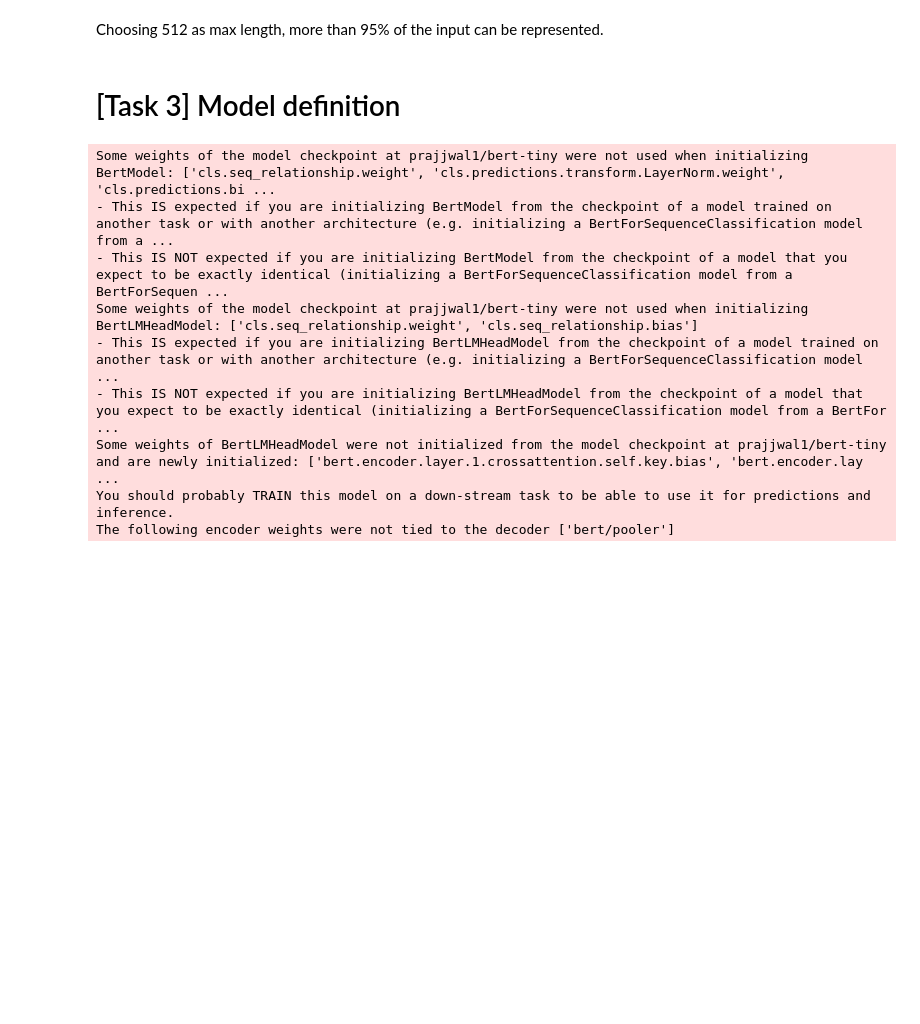
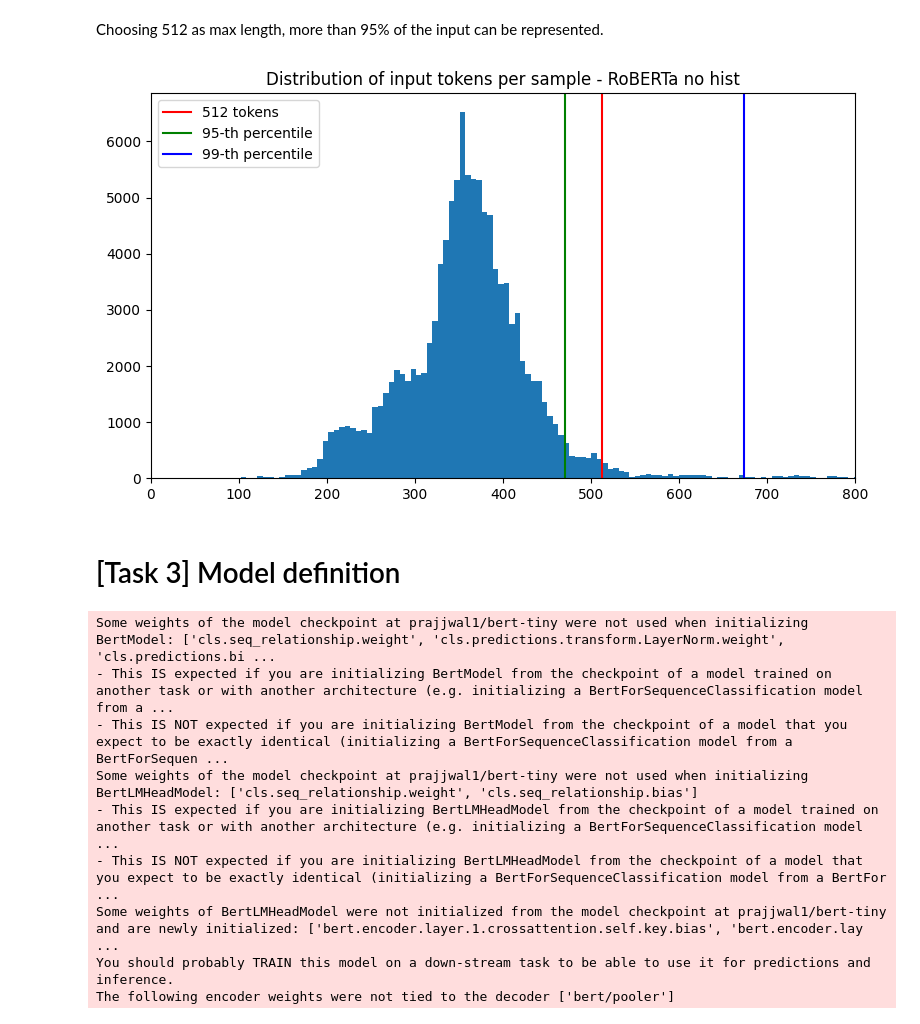
Before and after one commit to matteoperiani2/assignment2, a Jupyter notebook: assignment2.ipynb, the cells around one changed output. Cells and saved outputs as stored; diff of their text form; code cells hidden in the pictures; blank space fills up the shorter version.

```diff
--- a/assignment2.ipynb
+++ b/assignment2.ipynb
@@ -1291,33 +1944,35 @@ As first thing, we had to chose the the maximum length doing a good trade-off wi
 # %% [markdown]
 Choosing 512 as max length, more than 95% of the input can be represented.
 # %%
-# tokenizer = AutoTokenizer.from_pretrained("distilroberta-base")
+tokenizer = AutoTokenizer.from_pretrained(BERT_TINY)
 
-# input = train_data['question'] + tokenizer.sep_token + tokenizer.sep_token + train_data['passage']
-# num_tokens_no_hist = input.map(lambda text: len(tokenizer(text).input_ids))
+input = train_data['question'] + tokenizer.sep_token + tokenizer.sep_token + train_data['passage']
+num_tokens_no_hist = input.apply(lambda text: len(tokenizer(text).input_ids))
 
 # input = train_data['history'] + train_data['question'] + tokenizer.sep_token + tokenizer.sep_token + train_data['passage']
-# num_tokens_hist = input.map(lambda text: len(tokenizer(text).input_ids))
+# num_tokens_hist = input.apply(lambda text: len(tokenizer(text).input_ids))
 
-# plt.figure(figsize=(20, 5))
-# plt.subplot(1, 2, 1)
-# plt.hist(num_tokens_no_hist, bins=200)
-# plt.axvline(512, c='r', label='512 tokens')
-# plt.axvline(np.percentile(num_tokens_no_hist, 95), c='g', label='95-th percentile')
-# plt.axvline(np.percentile(num_tokens_no_hist, 99), c='b', label='99-th percentile')
-# plt.legend()
-# plt.xlim(0, 800)
-# plt.title('Distribution of input tokens per sample - RoBERTa no hist')
+plt.figure(figsize=(20, 5))
+plt.subplot(1, 2, 1)
+plt.hist(num_tokens_no_hist, bins=200)
+plt.axvline(512, c='r', label='512 tokens')
+plt.axvline(np.percentile(num_tokens_no_hist, 95), c='g', label='95-th percentile')
+plt.axvline(np.percentile(num_tokens_no_hist, 99), c='b', label='99-th percentile')
+plt.legend()
+plt.xlim(0, 800)
+plt.title('Distribution of input tokens per sample - RoBERTa no hist')
 
 # plt.subplot(1, 2, 2)
 # plt.hist(num_tokens_hist, bins=200)
 # plt.axvline(512, c='r', label='512 tokens')
 # plt.axvline(np.percentile(num_tokens_hist, 95), c='g', label='95-th percentile')
 # plt.axvline(np.percentile(num_tokens_hist, 99), c='b', label='99-th percentile')
 # plt.legend()
 # plt.xlim(0, 800)
 # plt.title('Distribution of input tokens per sample - RoBERTa with hist')
-# plt.show()
+plt.show()
+# %% [output]
+[figure, added]
 # %% [markdown]
 # [Task 3] Model definition
 # %%
```
Also changed, not shown: parts of 31 cells of this notebook, 1 other file.
